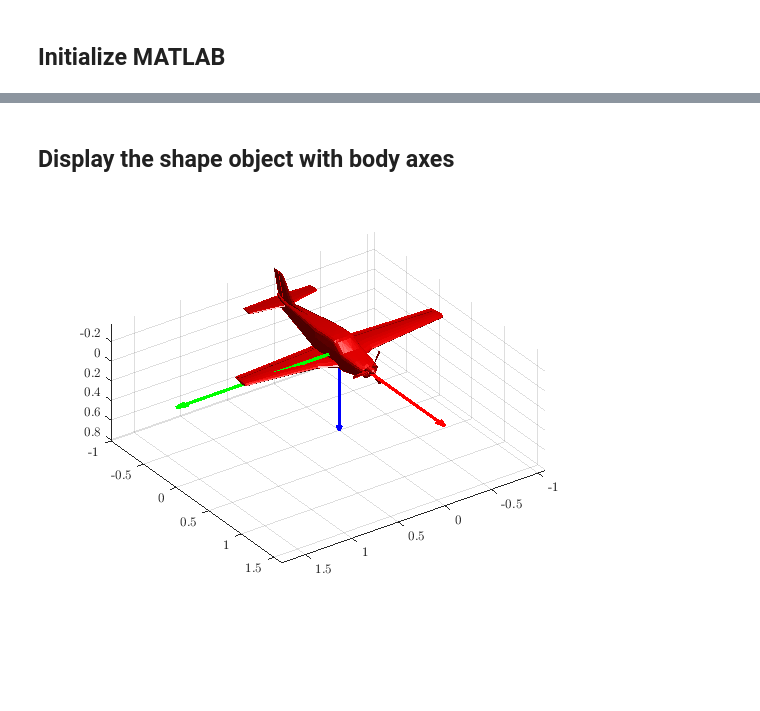
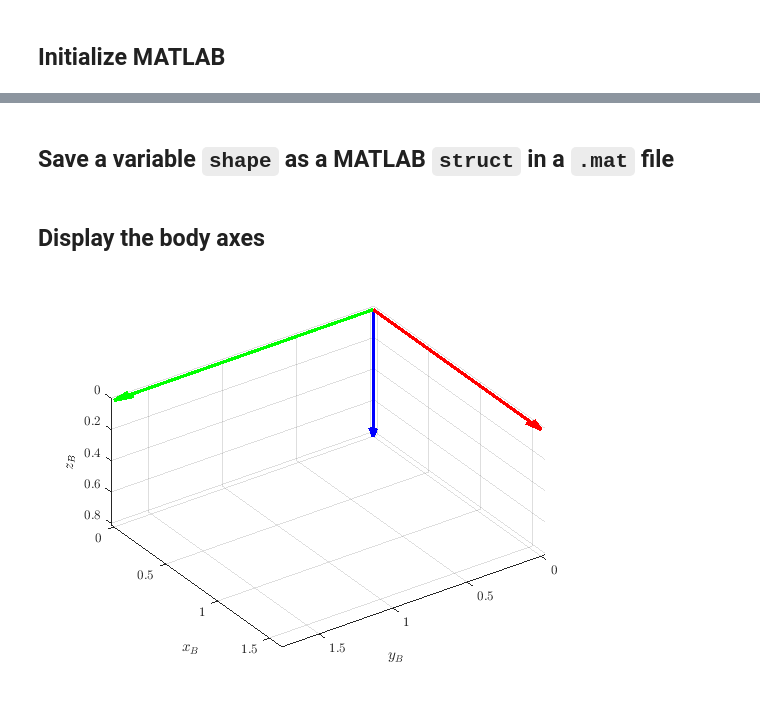
Before and after one commit to agodemar/Flight_Dynamics_Book_Companion, a Jupyter notebook: docs/Chapter_01/01_aircraft_orientation.ipynb, the cells around one changed output, grey strips where cells are left out. Saved outputs shown, nothing was run; the diff lists cells and outputs as text; code cells hidden in the pictures; blank space fills up the shorter version.

```diff
--- a/docs/Chapter_01/01_aircraft_orientation.ipynb
+++ b/docs/Chapter_01/01_aircraft_orientation.ipynb
@@ -27,15 +30,12 @@ addpath(genpath(current_dir));
 # %%
-% use this factor to scale the shape
+% Use this factor to scale the shape
 shapeScaleFactor = 1.0;
 
-% load shape from .stl file
-% [V, F, C] = loadAircraftSTL('aircraft_pa24-250.stl', scale_factor);
-% save shape in .mat format for future use
-% shape.V = V; shape.F = F; shape.C = C;
-% save('aircraft_pa24-250.mat', 'shape');
+% Load shape from .stl file
+[V, F, C] = loadAircraftSTL('aircraft_pa24-250.stl', shapeScaleFactor);
 
-% load shape from .mat file
-shape = loadAircraftMAT('aircraft_pa24-250.mat', shapeScaleFactor);
+% Create shape struct
+shape.V = V; shape.F = F; shape.C = C;
 
 % Display shape
 fprintf('Displaying aircraft shape struct...\n');
@@ -46,3 +62,5 @@ shape = struct with fields:
     V: [12495x3 double]
     F: [4165x3 double]
     C: [12495x1 double]
+# %% [markdown]
+## Save a variable `shape` as a MATLAB `struct` in a `.mat` file
@@ -49,45 +69,42 @@ shape = struct with fields:
 # %% [markdown]
-## Display the shape object with body axes
+## Display the body axes
 # %%
 %% Setup the figure/scene
-h_fig1 = figure(1);
+figure(1);
 
-grid on; hold on;
-light('Position',[1 0 -2],'Style','local');
+hold on;
 
 % Trick to have Ze pointing downward and correct visualization
 set(gca,'XDir','reverse');
 set(gca,'ZDir','reverse');
-%set(gca,'Color','none')
 
-%% Display aircraft shape
-p = patch('faces', shape.F, 'vertices' ,shape.V);
-set(p, 'facec', [1 0 0]);
-set(p, 'EdgeColor','none');
+light('Position',[1 0 -2],'Style','local');
 theView = [-125 30];
 view(theView);
-axis equal;
-lighting phong
-hold on
 
-%% Plot axes
+% Axis ranges
 xMax = 1.8*max(abs(shape.V(:,1)));
 yMax = 1.8*max(abs(shape.V(:,2)));
 zMax = 0.5*xMax;
-quiver3( ...
-    0,0,0, ...
-    xMax,0,0, ...
+
+% XB-axis
+quiver3( 0,0,0, xMax,0,0, ...
     'r','linewidth',2.5 ...
 ); hold on;
-quiver3( ...
-    0,0,0, ...
-    0,yMax,0, ...
+
+% YB-axis
+quiver3( 0,0,0, 0,yMax,0, ...
     'g','linewidth',2.5 ...
 ); hold on;
-quiver3( ...
-    0,0,0, ...
-    0,0,zMax, ...
+
+% ZB-axis
+quiver3( 0,0,0, 0,0,zMax, ...
     'b','linewidth',2.5 ...
-); hold on;
+);
+
+xlabel('$x_B$'); ylabel('$y_B$'); zlabel('$z_B$');
+grid on;
+axis equal;
+hold off
 # %% [output]
-[figure, old version]
+[figure, new version]
```
Also changed, not shown: parts of 8 cells of this notebook, 10 other files.
